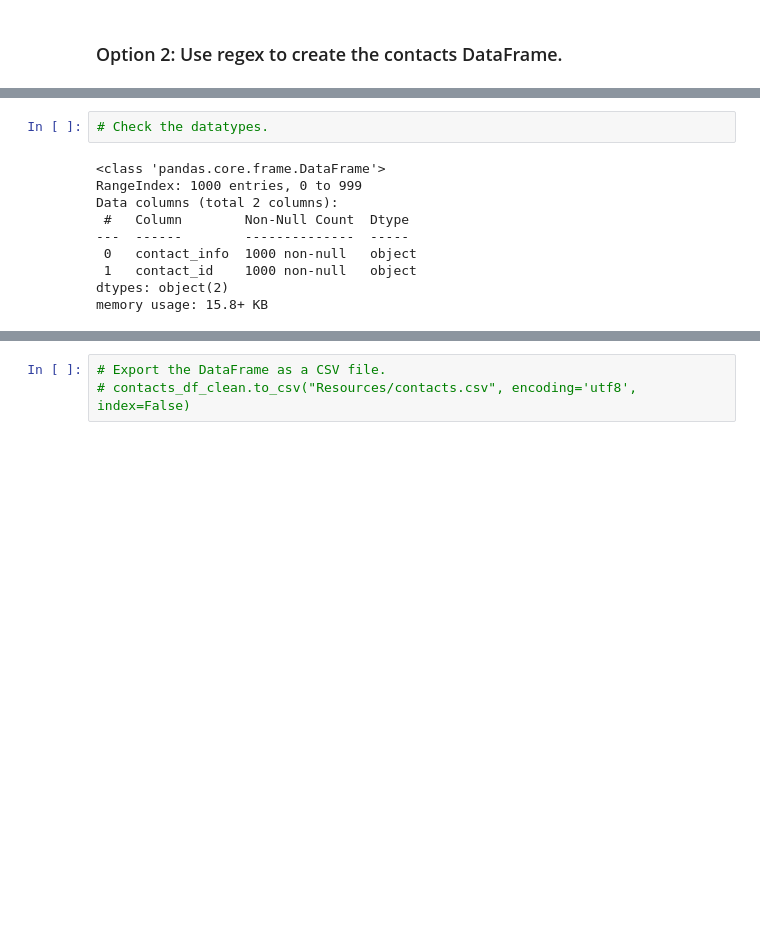
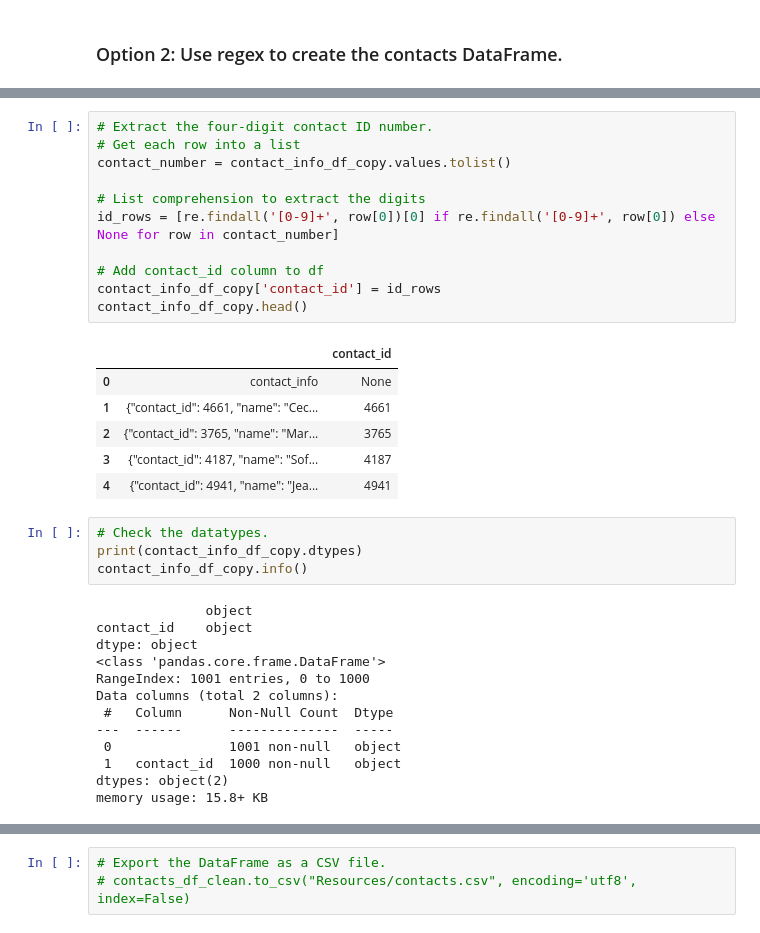
Before and after one commit to NathanTeakle/Crowdfunding_ETL, a Jupyter notebook: ETL_Mini_Project_NTeakle_CDiFalco.ipynb, the cells around one changed output, grey strips where cells are left out. Saved outputs shown, nothing was run; the diff lists cells and outputs as text; blank space fills up the shorter version.

```diff
--- a/ETL_Mini_Project_NTeakle_CDiFalco.ipynb
+++ b/ETL_Mini_Project_NTeakle_CDiFalco.ipynb
@@ -490,12 +493,35 @@ contact_info_df_copy.head()
+# %%
+# Extract the four-digit contact ID number.
+# Get each row into a list
+contact_number = contact_info_df_copy.values.tolist()
+
+# List comprehension to extract the digits
+id_rows = [re.findall('[0-9]+', row[0])[0] if re.findall('[0-9]+', row[0]) else None for row in contact_number]
+
+# Add contact_id column to df
+contact_info_df_copy['contact_id'] = id_rows
+contact_info_df_copy.head()
+# %% [output]
+|  |  | contact_id |
+| 0 | contact_info | None |
+| 1 | {"contact_id": 4661, "name": "Cec... | 4661 |
+| 2 | {"contact_id": 3765, "name": "Mar... | 3765 |
+| 3 | {"contact_id": 4187, "name": "Sof... | 4187 |
+| 4 | {"contact_id": 4941, "name": "Jea... | 4941 |
 # %%
 # Check the datatypes.
+print(contact_info_df_copy.dtypes)
+contact_info_df_copy.info()
 # %% [output]
+              object
+contact_id    object
+dtype: object
 <class 'pandas.core.frame.DataFrame'>
-RangeIndex: 1000 entries, 0 to 999
+RangeIndex: 1001 entries, 0 to 1000
 Data columns (total 2 columns):
- #   Column        Non-Null Count  Dtype
----  ------        --------------  -----
- 0   contact_info  1000 non-null   object
- 1   contact_id    1000 non-null   object
+ #   Column      Non-Null Count  Dtype
+---  ------      --------------  -----
+ 0               1001 non-null   object
+ 1   contact_id  1000 non-null   object
 dtypes: object(2)
 memory usage: 15.8+ KB
```
Also changed, not shown: parts of 16 cells of this notebook, 1 other file.
